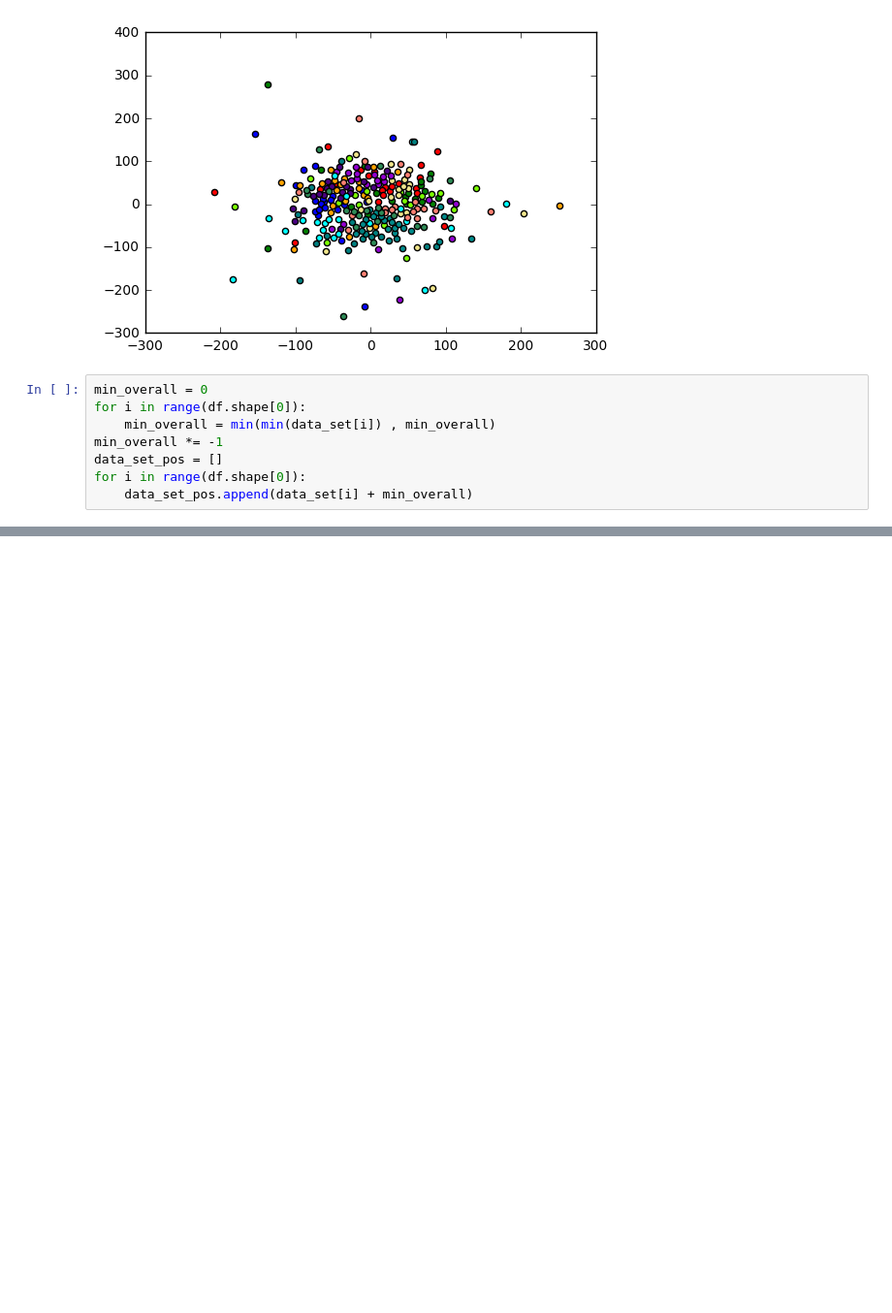
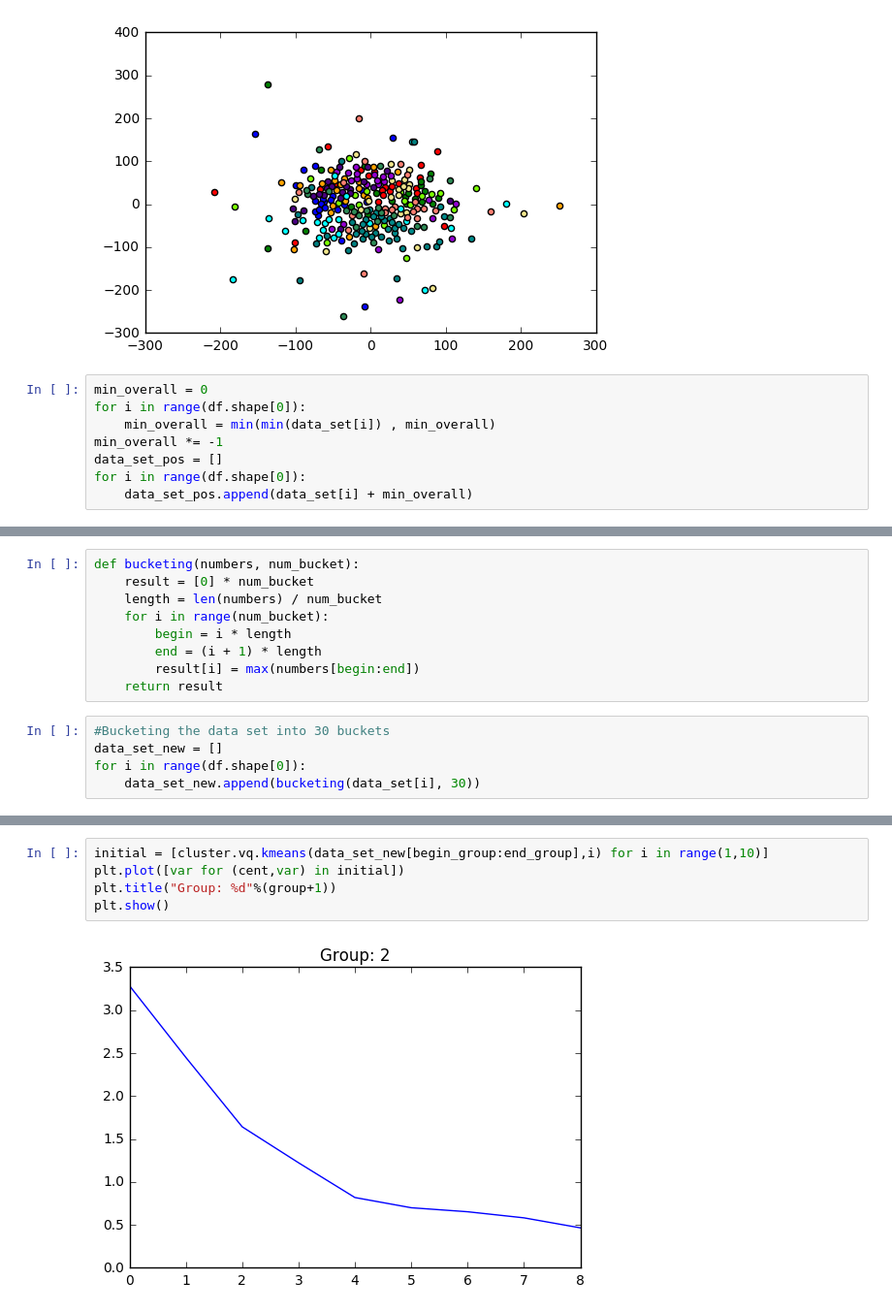
Before and after one commit to sabersf/Nanomaterials, a Jupyter notebook: Clustering.ipynb, the cells around one changed output, grey strips where cells are left out. Shown: that part at 97% size. Drawn from its saved outputs; the diff is of its cells as text; blank space fills up the shorter version.

```diff
--- a/Clustering.ipynb
+++ b/Clustering.ipynb
@@ -313,0 +381,14 @@ plt.show()
+# %%
+def bucketing(numbers, num_bucket):
+    result = [0] * num_bucket
+    length = len(numbers) / num_bucket
+    for i in range(num_bucket):
+        begin = i * length
+        end = (i + 1) * length
+        result[i] = max(numbers[begin:end])
+    return result
+# %%
+#Bucketing the data set into 30 buckets
+data_set_new = []
+for i in range(df.shape[0]):
+    data_set_new.append(bucketing(data_set[i], 30))
@@ -313,0 +402,7 @@ plt.show()
+# %%
+initial = [cluster.vq.kmeans(data_set_new[begin_group:end_group],i) for i in range(1,10)]
+plt.plot([var for (cent,var) in initial])
+plt.title("Group: %d"%(group+1))
+plt.show()
+# %% [output]
+[figure, added]
```
Also changed, not shown: parts of 13 cells of this notebook.
